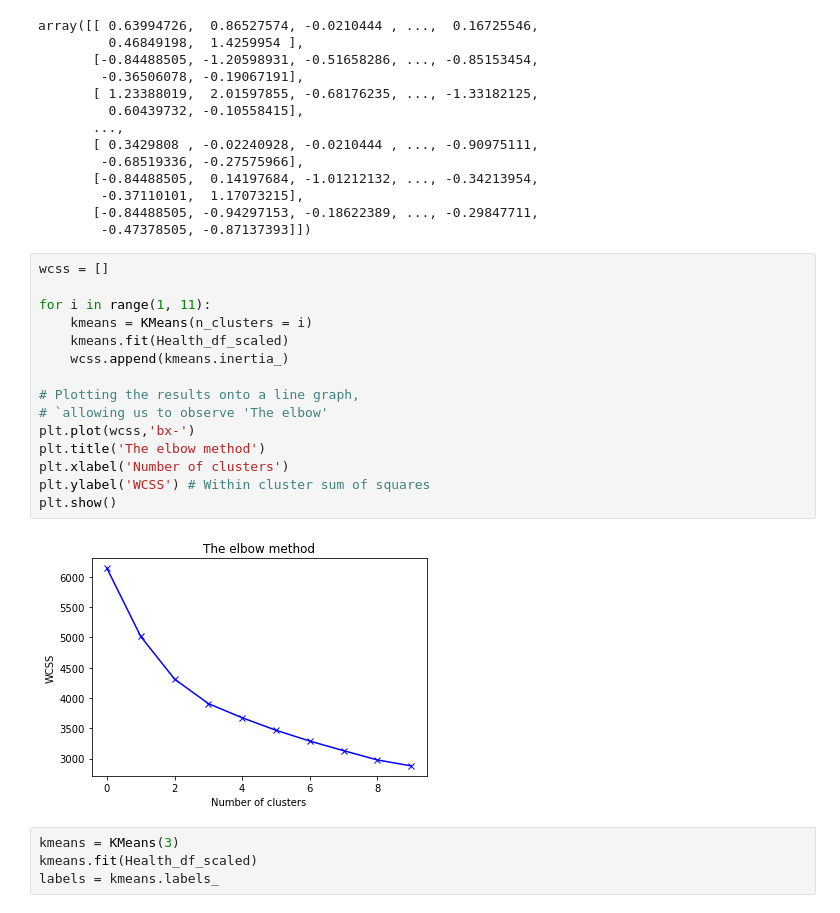
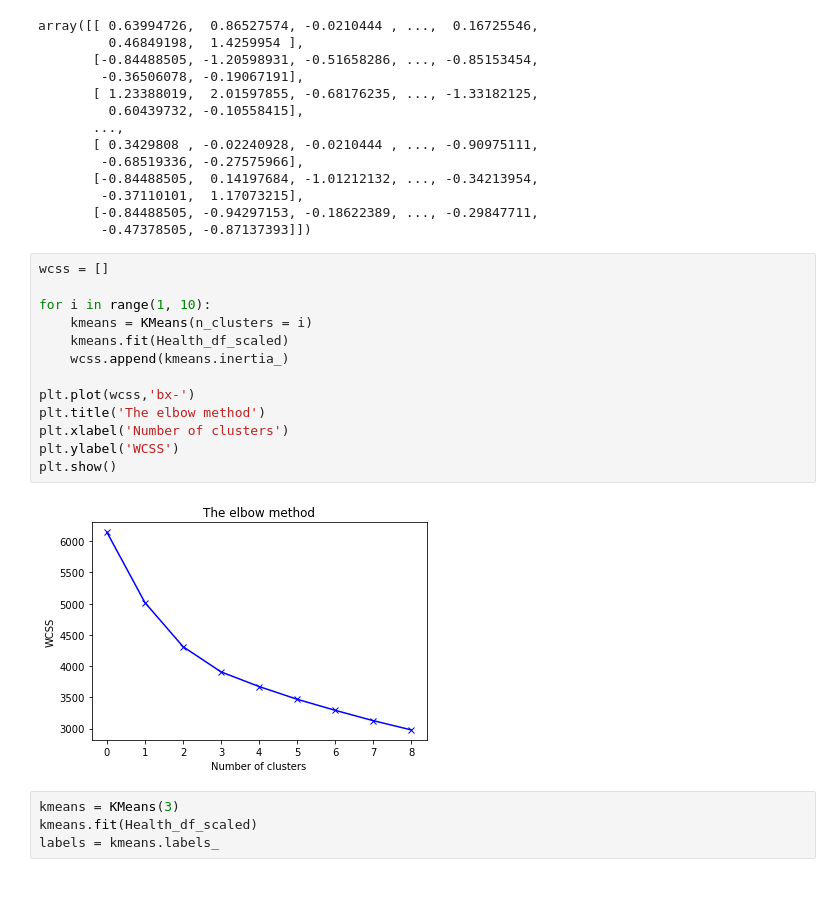
Before and after one commit to SVUPASANI/BE-project-Data, a Jupyter notebook: BE FYP.ipynb, the cells around one changed output. Saved outputs shown, nothing was run; the diff lists cells and outputs as text.

```diff
--- a/BE FYP.ipynb
+++ b/BE FYP.ipynb
@@ -157,20 +159,18 @@ array([[ 0.63994726,  0.86527574, -0.0210444 , ...,  0.16725546,
 # %%
 wcss = []
 
-for i in range(1, 11):
+for i in range(1, 10):
     kmeans = KMeans(n_clusters = i)
     kmeans.fit(Health_df_scaled)
     wcss.append(kmeans.inertia_)
 
-# Plotting the results onto a line graph,
-# `allowing us to observe 'The elbow'
 plt.plot(wcss,'bx-')
 plt.title('The elbow method')
 plt.xlabel('Number of clusters')
-plt.ylabel('WCSS') # Within cluster sum of squares
+plt.ylabel('WCSS')
 plt.show()
 # %% [output]
-[figure, old version]
+[figure, new version]
 # %%
 kmeans = KMeans(3)
 kmeans.fit(Health_df_scaled)
```
Also changed, not shown: parts of 10 cells of this notebook.
